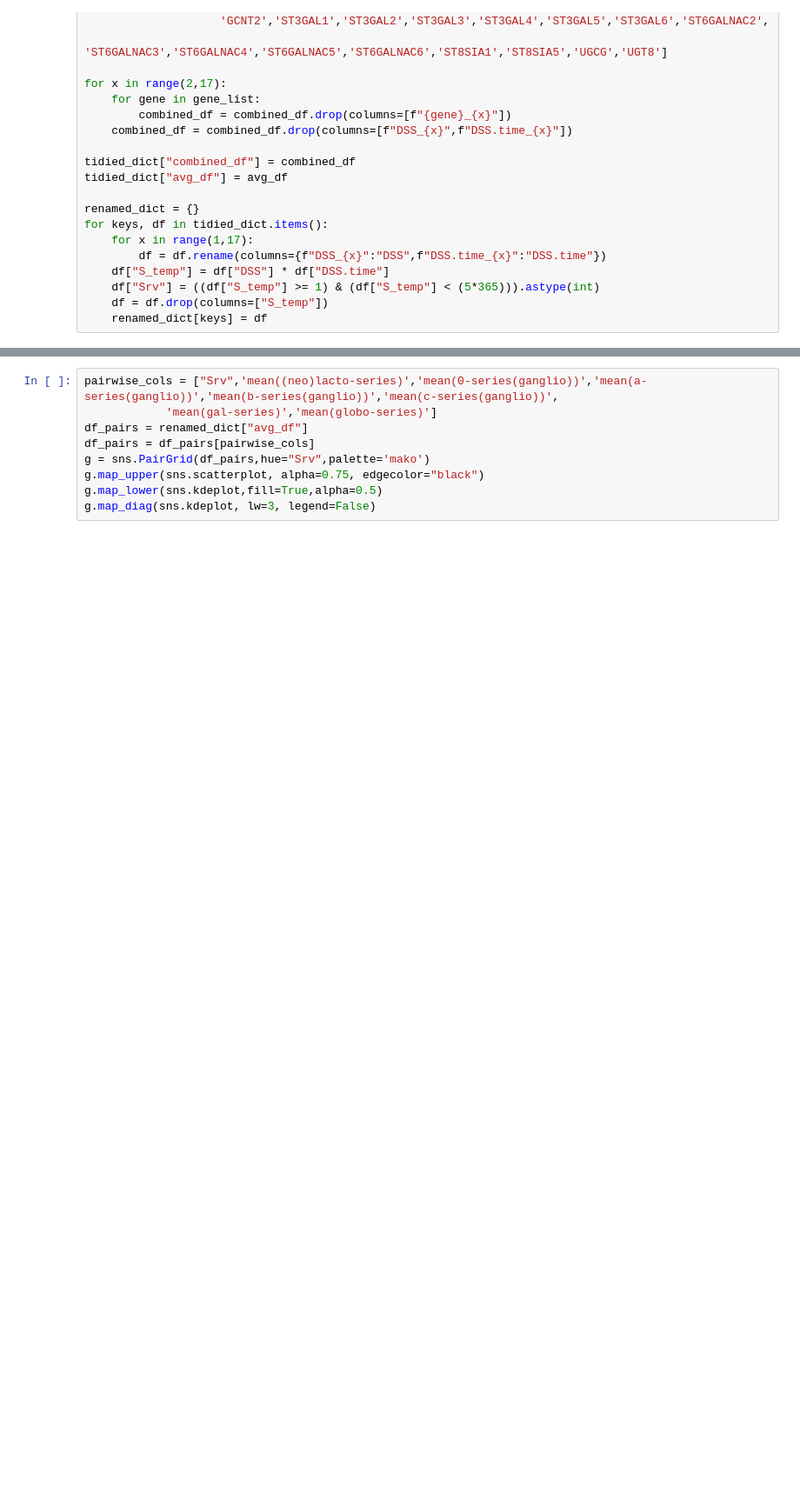
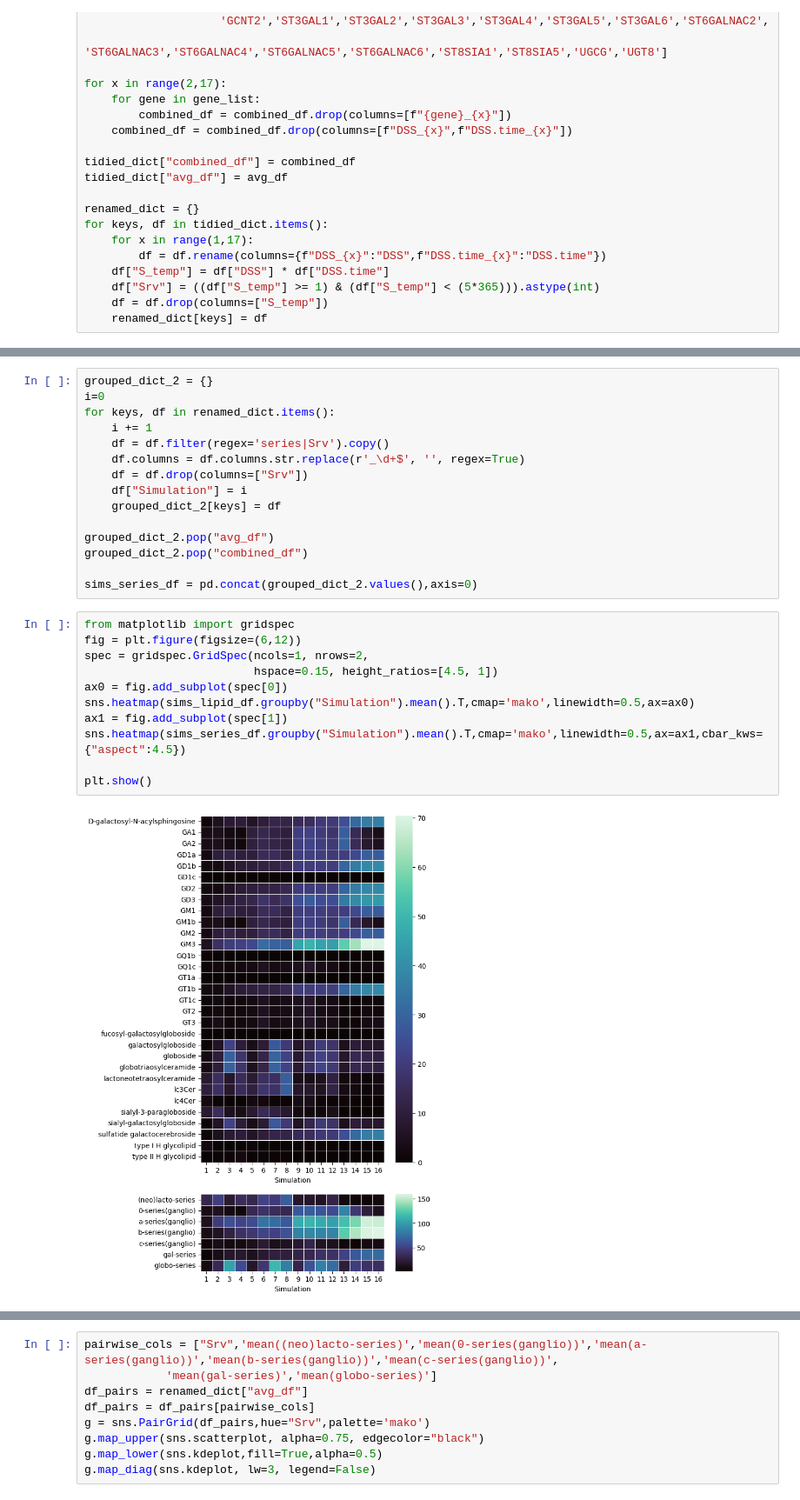
Before and after one commit to JackWJW/LGG_Prognosis_Prediction, a Jupyter notebook: Integrated_Dataset_Tidying.ipynb, the cells around one changed output, grey strips where cells are left out. Shown at 87% size. Saved outputs shown, nothing was run; the diff lists cells and outputs as text; blank space fills up the shorter version.

```diff
--- a/Integrated_Dataset_Tidying.ipynb
+++ b/Integrated_Dataset_Tidying.ipynb
@@ -123,0 +176,28 @@ plt.show()
+# %%
+grouped_dict_2 = {}
+i=0
+for keys, df in renamed_dict.items():
+    i += 1
+    df = df.filter(regex='series|Srv').copy()
+    df.columns = df.columns.str.replace(r'_\d+$', '', regex=True)
+    df = df.drop(columns=["Srv"])
+    df["Simulation"] = i
+    grouped_dict_2[keys] = df
+
+grouped_dict_2.pop("avg_df")
+grouped_dict_2.pop("combined_df")
+
+sims_series_df = pd.concat(grouped_dict_2.values(),axis=0)
+# %%
+from matplotlib import gridspec
+fig = plt.figure(figsize=(6,12))
+spec = gridspec.GridSpec(ncols=1, nrows=2,
+                         hspace=0.15, height_ratios=[4.5, 1])
+ax0 = fig.add_subplot(spec[0])
+sns.heatmap(sims_lipid_df.groupby("Simulation").mean().T,cmap='mako',linewidth=0.5,ax=ax0)
+ax1 = fig.add_subplot(spec[1])
+sns.heatmap(sims_series_df.groupby("Simulation").mean().T,cmap='mako',linewidth=0.5,ax=ax1,cbar_kws={"aspect":4.5})
+
+plt.show()
+# %% [output]
+[figure, added]
```
Also changed, not shown: parts of 6 cells of this notebook.
